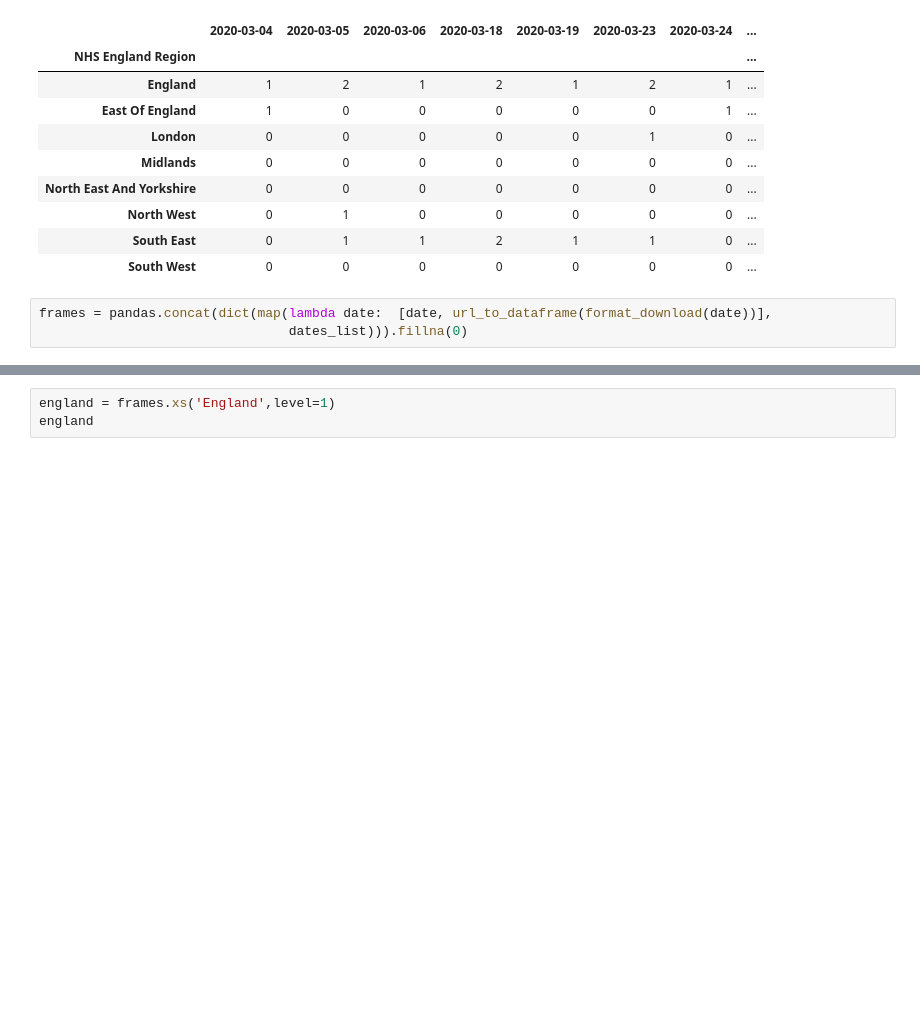
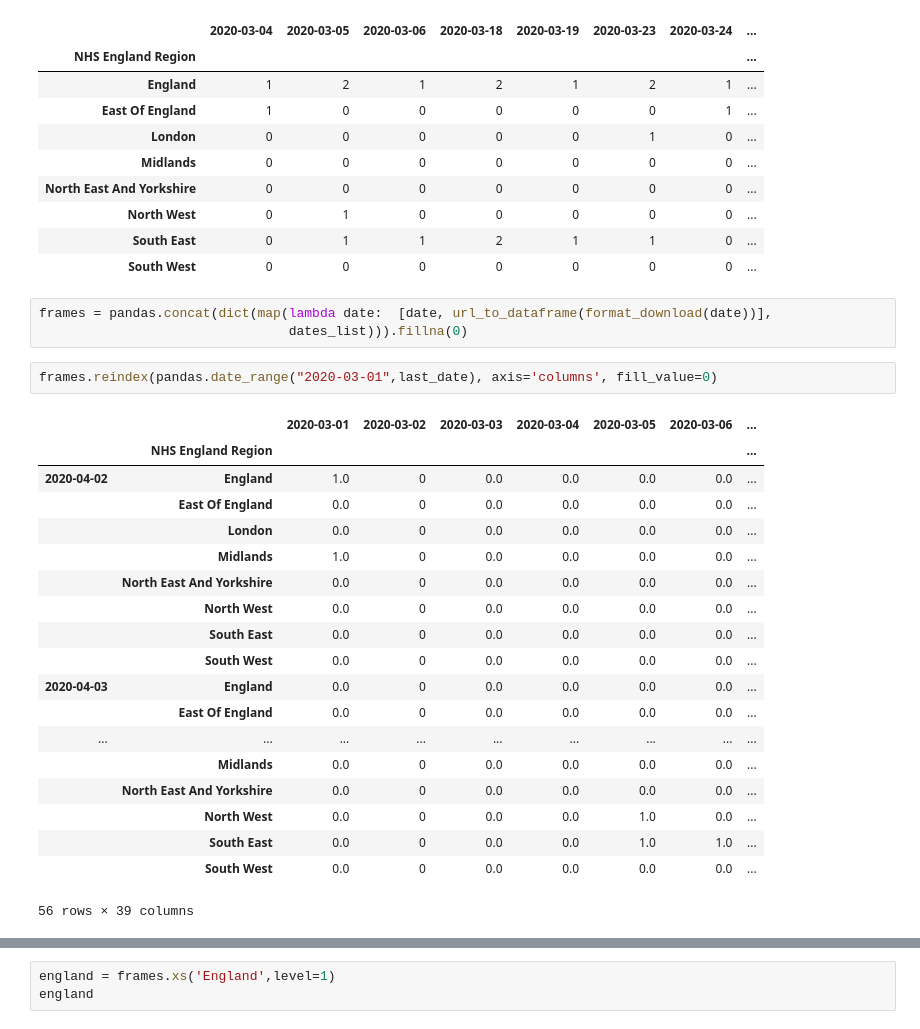
Before and after one commit to jamespjh/Covid19-Data-Personal, a Jupyter notebook: England_Covid19_Deaths_Datawrangling.ipynb, the cells around one changed output, grey strips where cells are left out. Saved outputs shown, nothing was run; the diff lists cells and outputs as text; blank space fills up the shorter version.

```diff
--- a/England_Covid19_Deaths_Datawrangling.ipynb
+++ b/England_Covid19_Deaths_Datawrangling.ipynb
@@ -130,3 +130,25 @@ url_to_dataframe(format_download(last_date))
 # %%
 frames = pandas.concat(dict(map(lambda date:  [date, url_to_dataframe(format_download(date))],
                                 dates_list))).fillna(0)
+# %%
+frames.reindex(pandas.date_range("2020-03-01",last_date), axis='columns', fill_value=0)
+# %% [output]
+|  |  | 2020-03-01 | 2020-03-02 | 2020-03-03 | 2020-03-04 | 2020-03-05 | 2020-03-06 | ... |
+|  | NHS England Region |  |  |  |  |  |  | ... |
+| 2020-04-02 | England | 1.0 | 0 | 0.0 | 0.0 | 0.0 | 0.0 | ... |
+|  | East Of England | 0.0 | 0 | 0.0 | 0.0 | 0.0 | 0.0 | ... |
+|  | London | 0.0 | 0 | 0.0 | 0.0 | 0.0 | 0.0 | ... |
+|  | Midlands | 1.0 | 0 | 0.0 | 0.0 | 0.0 | 0.0 | ... |
+|  | North East And Yorkshire | 0.0 | 0 | 0.0 | 0.0 | 0.0 | 0.0 | ... |
+|  | North West | 0.0 | 0 | 0.0 | 0.0 | 0.0 | 0.0 | ... |
+|  | South East | 0.0 | 0 | 0.0 | 0.0 | 0.0 | 0.0 | ... |
+|  | South West | 0.0 | 0 | 0.0 | 0.0 | 0.0 | 0.0 | ... |
+| 2020-04-03 | England | 0.0 | 0 | 0.0 | 0.0 | 0.0 | 0.0 | ... |
+|  | East Of England | 0.0 | 0 | 0.0 | 0.0 | 0.0 | 0.0 | ... |
+| ... | ... | ... | ... | ... | ... | ... | ... | ... |
+|  | Midlands | 0.0 | 0 | 0.0 | 0.0 | 0.0 | 0.0 | ... |
+|  | North East And Yorkshire | 0.0 | 0 | 0.0 | 0.0 | 0.0 | 0.0 | ... |
+|  | North West | 0.0 | 0 | 0.0 | 0.0 | 1.0 | 0.0 | ... |
+|  | South East | 0.0 | 0 | 0.0 | 0.0 | 1.0 | 1.0 | ... |
+|  | South West | 0.0 | 0 | 0.0 | 0.0 | 0.0 | 0.0 | ... |
+56 rows × 39 columns
```
Also changed, not shown: parts of 2 cells of this notebook.
